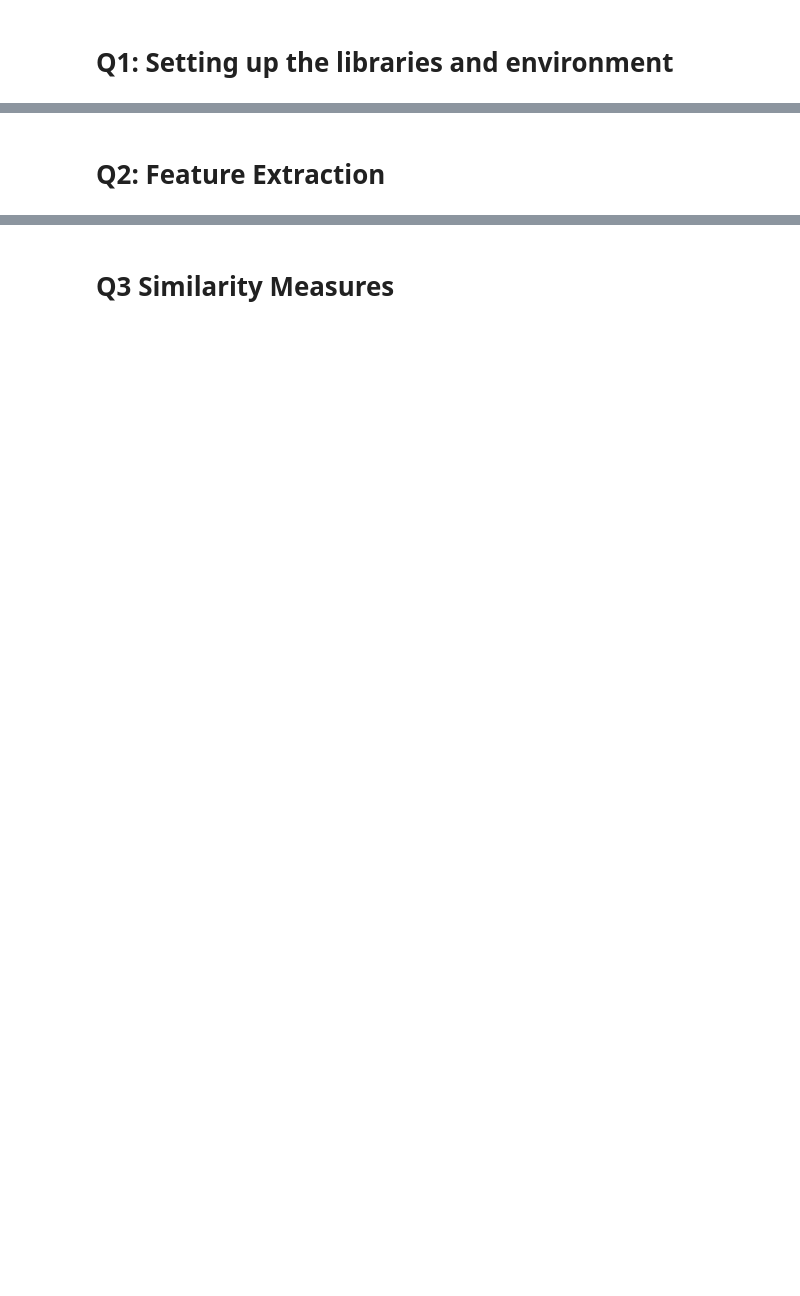
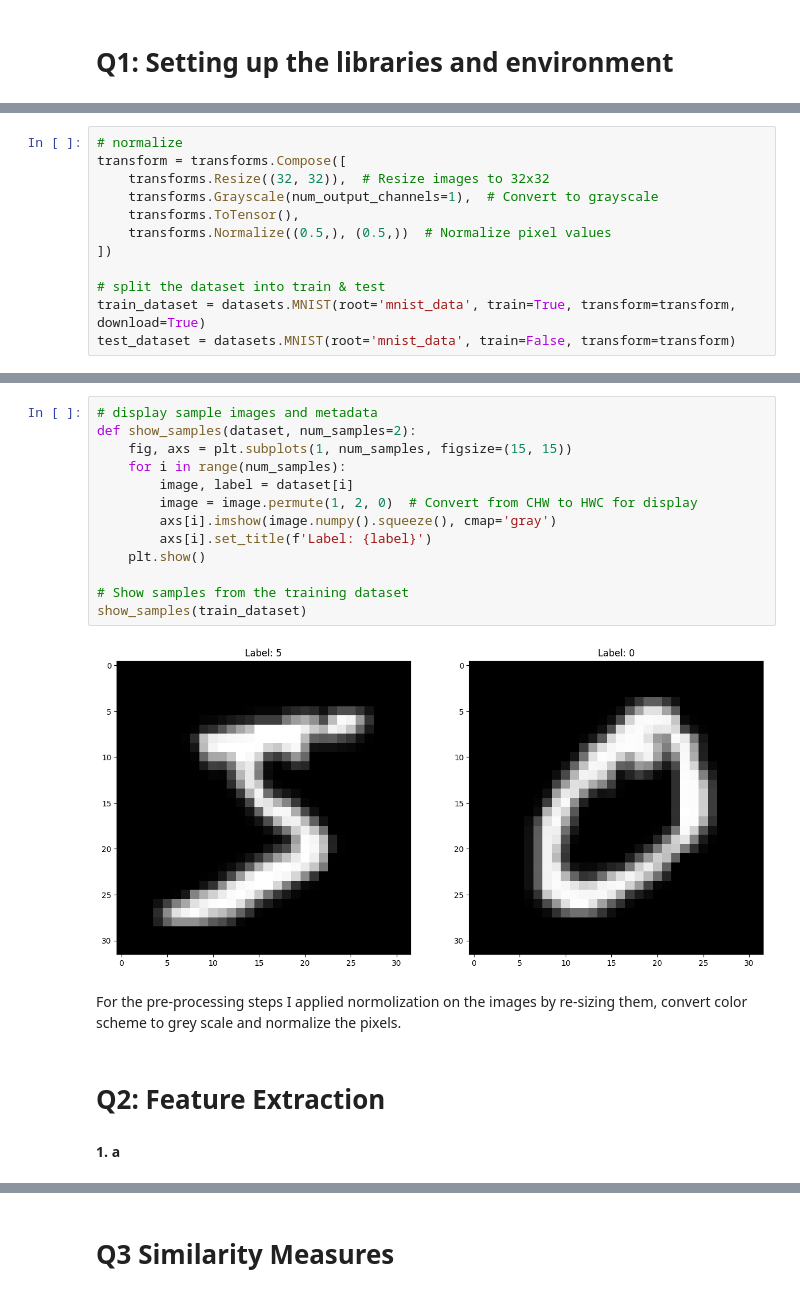
Before and after one commit to sofiaJYX/Image-Retrieval-System, a Jupyter notebook: assignment.ipynb, the cells around one changed output, grey strips where cells are left out. Cells and saved outputs as stored; diff of their text form; blank space fills up the shorter version.

```diff
--- a/assignment.ipynb
+++ b/assignment.ipynb
@@ -12,0 +49,12 @@ This assignment explores fundamental concepts and techniques for image retrieval
+# %%
+# normalize
+transform = transforms.Compose([
+    transforms.Resize((32, 32)),  # Resize images to 32x32
+    transforms.Grayscale(num_output_channels=1),  # Convert to grayscale
+    transforms.ToTensor(),
+    transforms.Normalize((0.5,), (0.5,))  # Normalize pixel values
+])
+
+# split the dataset into train & test
+train_dataset = datasets.MNIST(root='mnist_data', train=True, transform=transform, download=True)
+test_dataset = datasets.MNIST(root='mnist_data', train=False, transform=transform)
@@ -13,2 +93,21 @@ This assignment explores fundamental concepts and techniques for image retrieval
+# %%
+# display sample images and metadata
+def show_samples(dataset, num_samples=2):
+    fig, axs = plt.subplots(1, num_samples, figsize=(15, 15))
+    for i in range(num_samples):
+        image, label = dataset[i]
+        image = image.permute(1, 2, 0)  # Convert from CHW to HWC for display
+        axs[i].imshow(image.numpy().squeeze(), cmap='gray')
+        axs[i].set_title(f'Label: {label}')
+    plt.show()
+
+# Show samples from the training dataset
+show_samples(train_dataset)
+# %% [output]
+[figure, added]
+# %% [markdown]
+For the pre-processing steps I applied normolization on the images by re-sizing them, convert color scheme to grey scale and normalize the pixels.
 # %% [markdown]
 # Q2: Feature Extraction
+# %% [markdown]
+**1. a**
```
Also changed, not shown: parts of 37 cells of this notebook.
